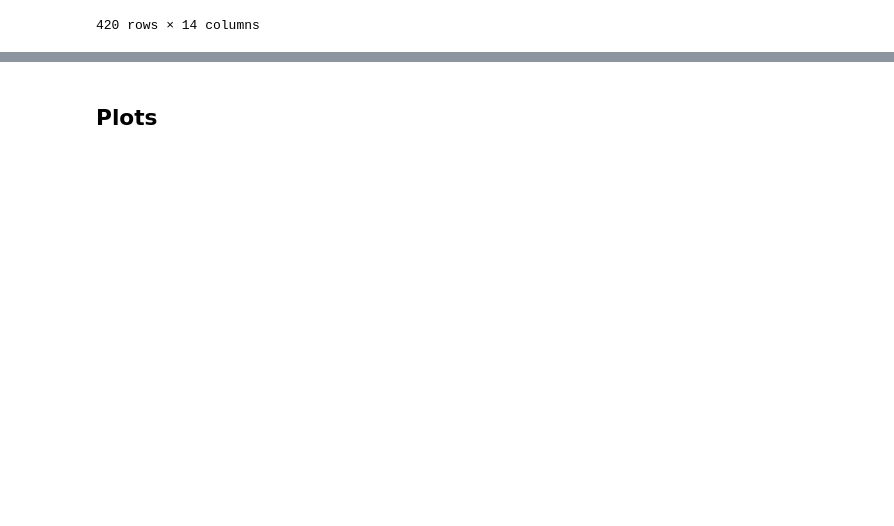
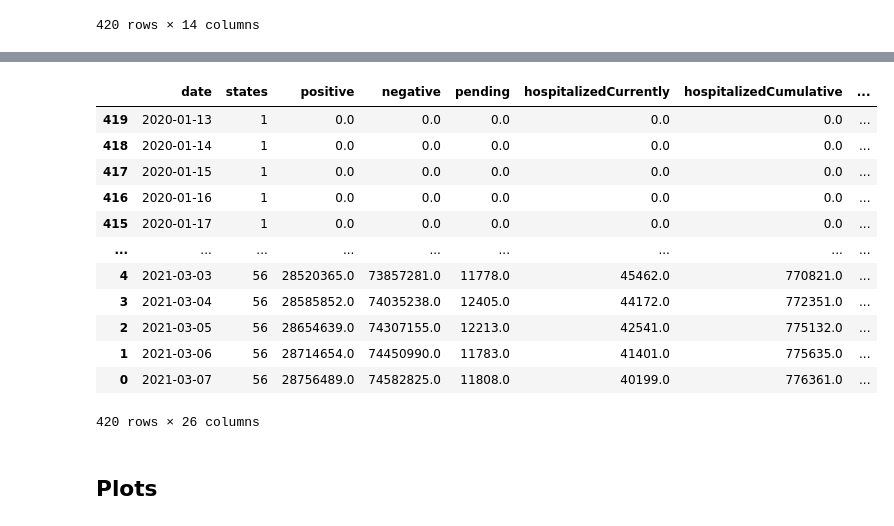
Before and after one commit to Goodgie01/Software-Engineering-University, a Jupyter notebook: summative_code.ipynb, the cells around one changed output, grey strips where cells are left out. Saved outputs shown, nothing was run; the diff lists cells and outputs as text; code cells hidden in the pictures; blank space fills up the shorter version.

```diff
--- a/summative_code.ipynb
+++ b/summative_code.ipynb
@@ -212,2 +212,19 @@ df
+# %%
+df['onlyHospitalizedCurrently'] = df['hospitalizedCurrently'] - df['inIcuCurrently'] - df['onVentilatorCurrently']
+df
+# %% [output]
+|  | date | states | positive | negative | pending | hospitalizedCurrently | hospitalizedCumulative | ... |
+| 419 | 2020-01-13 | 1 | 0.0 | 0.0 | 0.0 | 0.0 | 0.0 | ... |
+| 418 | 2020-01-14 | 1 | 0.0 | 0.0 | 0.0 | 0.0 | 0.0 | ... |
+| 417 | 2020-01-15 | 1 | 0.0 | 0.0 | 0.0 | 0.0 | 0.0 | ... |
+| 416 | 2020-01-16 | 1 | 0.0 | 0.0 | 0.0 | 0.0 | 0.0 | ... |
+| 415 | 2020-01-17 | 1 | 0.0 | 0.0 | 0.0 | 0.0 | 0.0 | ... |
+| ... | ... | ... | ... | ... | ... | ... | ... | ... |
+| 4 | 2021-03-03 | 56 | 28520365.0 | 73857281.0 | 11778.0 | 45462.0 | 770821.0 | ... |
+| 3 | 2021-03-04 | 56 | 28585852.0 | 74035238.0 | 12405.0 | 44172.0 | 772351.0 | ... |
+| 2 | 2021-03-05 | 56 | 28654639.0 | 74307155.0 | 12213.0 | 42541.0 | 775132.0 | ... |
+| 1 | 2021-03-06 | 56 | 28714654.0 | 74450990.0 | 11783.0 | 41401.0 | 775635.0 | ... |
+| 0 | 2021-03-07 | 56 | 28756489.0 | 74582825.0 | 11808.0 | 40199.0 | 776361.0 | ... |
+420 rows × 26 columns
 # %% [markdown]
 ## Plots
```
Also changed, not shown: parts of 6 cells of this notebook.
